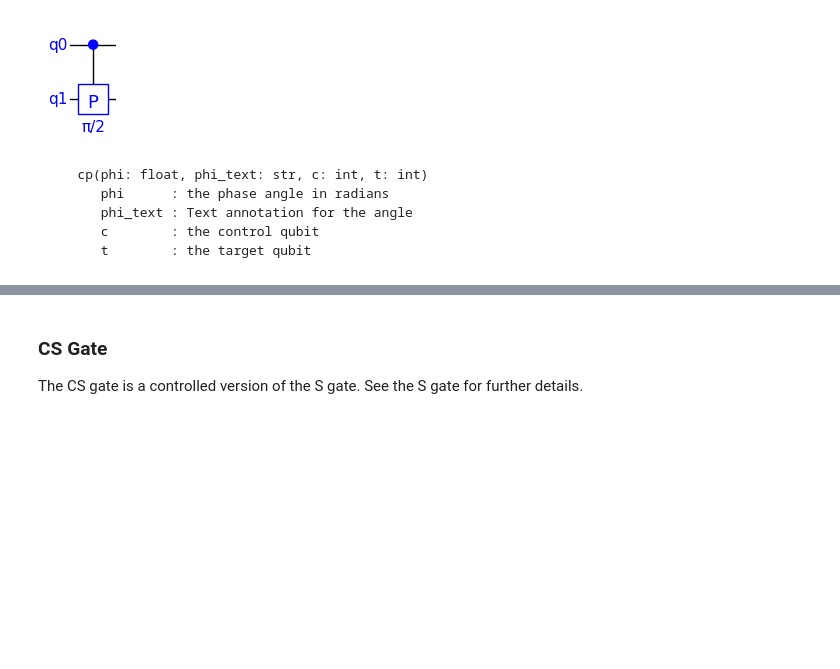
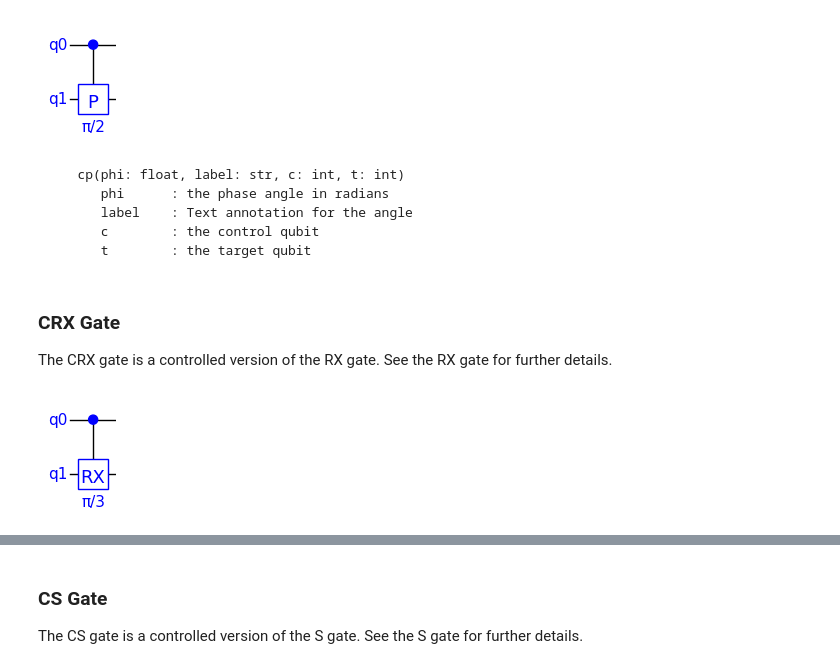
Before and after one commit to jbrumf/tinyqsim, a Jupyter notebook: examples/tutorial_3_guide_to_gates.ipynb, the cells around one changed output, grey strips where cells are left out. Drawn from its saved outputs; the diff is of its cells as text; code cells hidden in the pictures; blank space fills up the shorter version.

Commit message:
4 new gates and documentation updates

````diff
--- a/examples/tutorial_3_guide_to_gates.ipynb
+++ b/examples/tutorial_3_guide_to_gates.ipynb
@@ -398,9 +402,19 @@ qc.draw()
 [figure]
 # %% [markdown]
 ```API:
-   cp(phi: float, phi_text: str, c: int, t: int)
+   cp(phi: float, label: str, c: int, t: int)
       phi      : the phase angle in radians
-      phi_text : Text annotation for the angle
+      label    : Text annotation for the angle
       c        : the control qubit
       t        : the target qubit
 ```
+# %% [markdown]
+### CRX Gate
+
+The CRX gate is a controlled version of the RX gate. See the RX gate for further details.
+# %%
+qc = QCircuit(2)
+qc.crx(pi / 3, f'{PI}/3', 0, 1)
+qc.draw()
+# %% [output]
+[figure, added]
````
Also changed, not shown: parts of 12 cells of this notebook, 31 other files.
